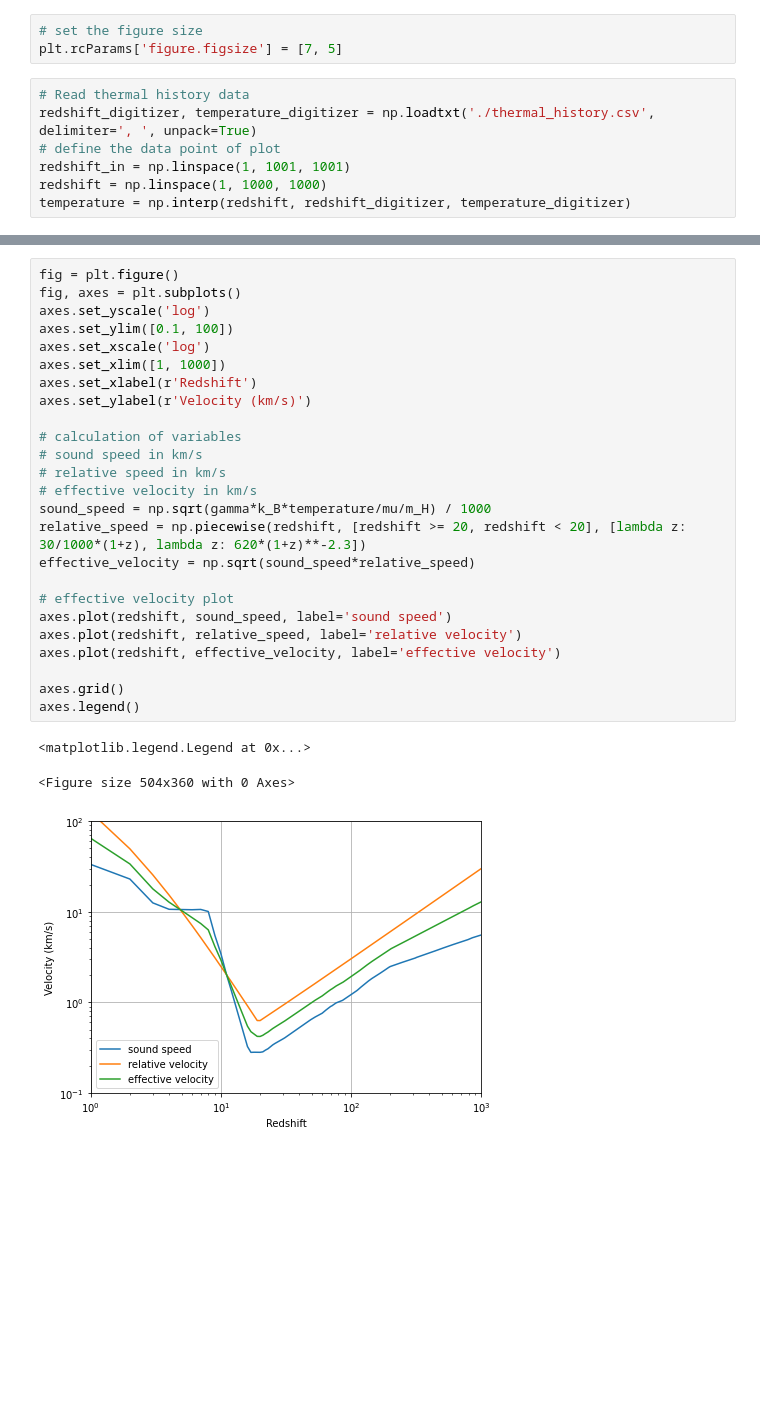
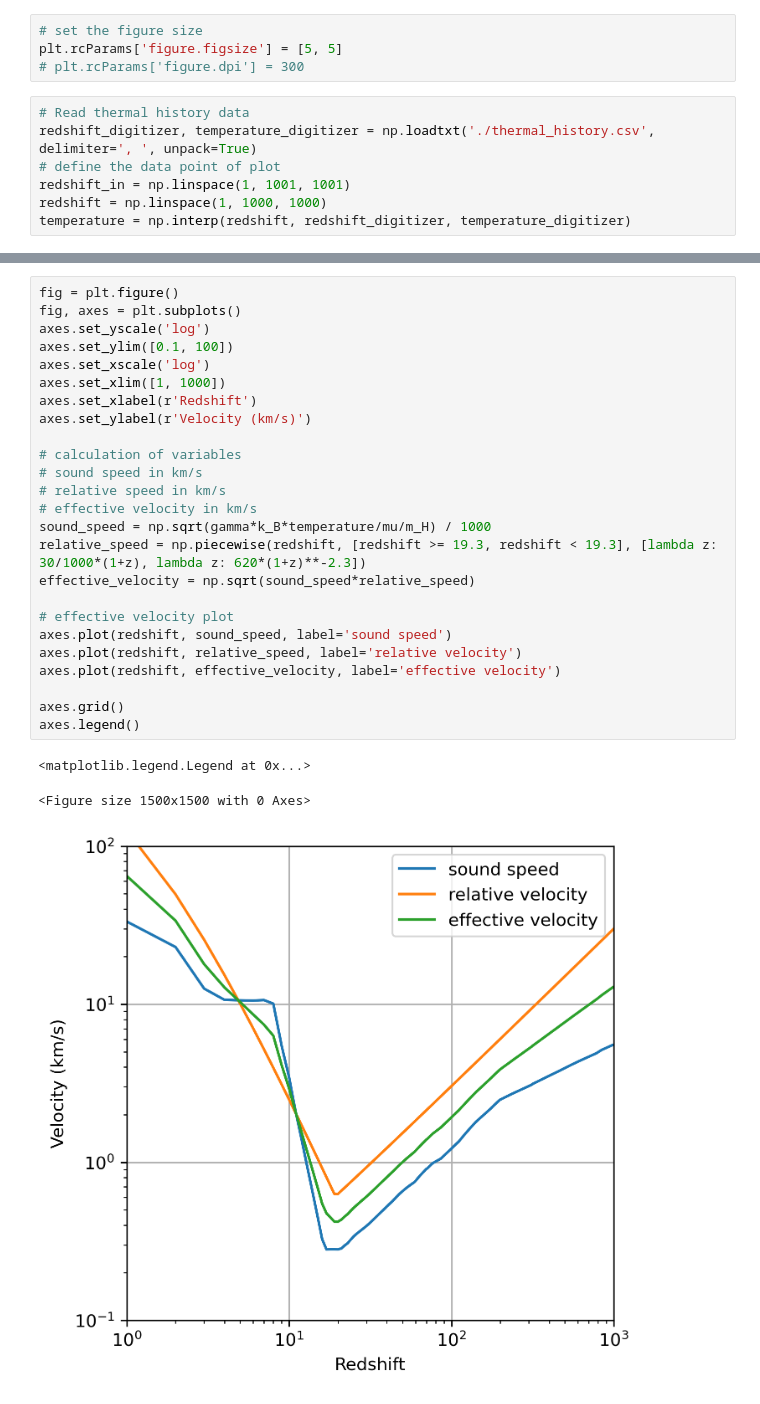
Before and after one commit to newspaperhinson/PBHAccretion, a Jupyter notebook: main.ipynb, the cells around one changed output, grey strips where cells are left out. Drawn from its saved outputs; the diff is of its cells as text; blank space fills up the shorter version.

```diff
--- a/main.ipynb
+++ b/main.ipynb
@@ -10,7 +10,8 @@ m_H = 1.66E-27      # mass of hydrogen atom in kg
 Lambda = 0.05       # eaccretion eigenvalue
 # %%
 # set the figure size
-plt.rcParams['figure.figsize'] = [7, 5]
+plt.rcParams['figure.figsize'] = [5, 5]
+# plt.rcParams['figure.dpi'] = 300
 # %%
 # Read thermal history data
 redshift_digitizer, temperature_digitizer = np.loadtxt('./thermal_history.csv', delimiter=', ', unpack=True)
@@ -35,32 +36,32 @@ axes.plot(redshift, temperature)
 # %%
 fig = plt.figure()
 fig, axes = plt.subplots()
 axes.set_yscale('log')
 axes.set_ylim([0.1, 100])
 axes.set_xscale('log')
 axes.set_xlim([1, 1000])
 axes.set_xlabel(r'Redshift')
 axes.set_ylabel(r'Velocity (km/s)')
 
 # calculation of variables
 # sound speed in km/s
 # relative speed in km/s
 # effective velocity in km/s
 sound_speed = np.sqrt(gamma*k_B*temperature/mu/m_H) / 1000
-relative_speed = np.piecewise(redshift, [redshift >= 20, redshift < 20], [lambda z: 30/1000*(1+z), lambda z: 620*(1+z)**-2.3])
+relative_speed = np.piecewise(redshift, [redshift >= 19.3, redshift < 19.3], [lambda z: 30/1000*(1+z), lambda z: 620*(1+z)**-2.3])
 effective_velocity = np.sqrt(sound_speed*relative_speed)
 
 # effective velocity plot
 axes.plot(redshift, sound_speed, label='sound speed')
 axes.plot(redshift, relative_speed, label='relative velocity')
 axes.plot(redshift, effective_velocity, label='effective velocity')
 
 axes.grid()
 axes.legend()
 # %% [output]
 <matplotlib.legend.Legend at 0x...>
-<Figure size 504x360 with 0 Axes>
+<Figure size 1500x1500 with 0 Axes>
-[figure, old version]
+[figure, new version]
 # %%
 fig = plt.figure()
 fig, axes = plt.subplots()
```
Also changed, not shown: parts of 12 cells of this notebook.
